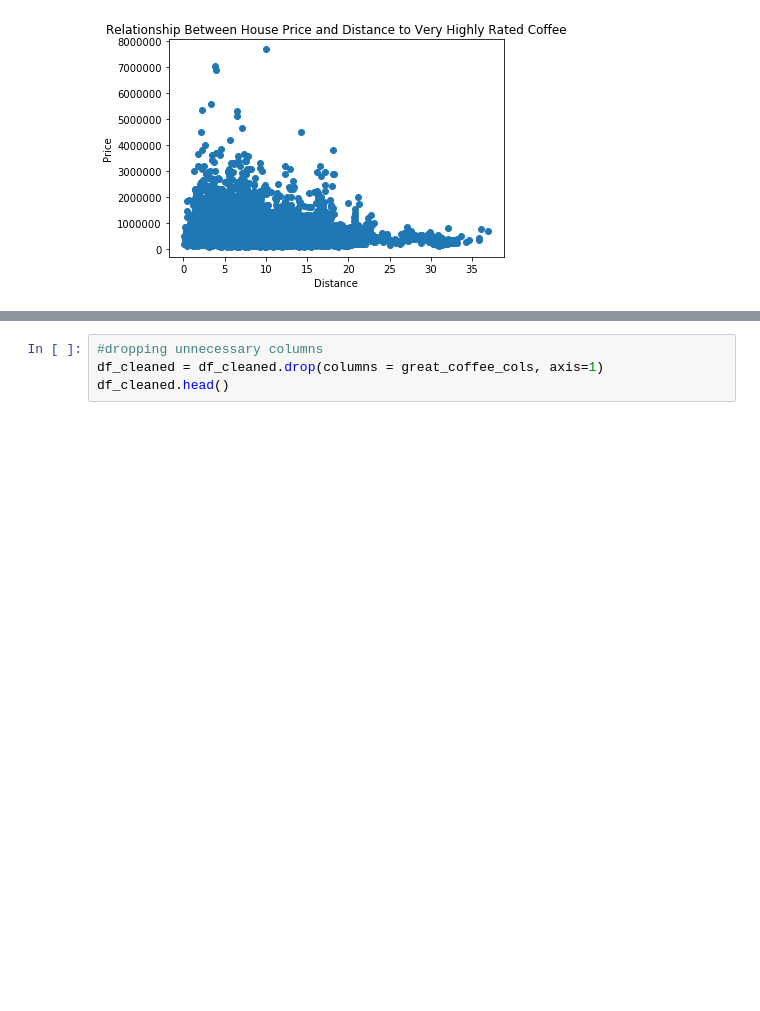
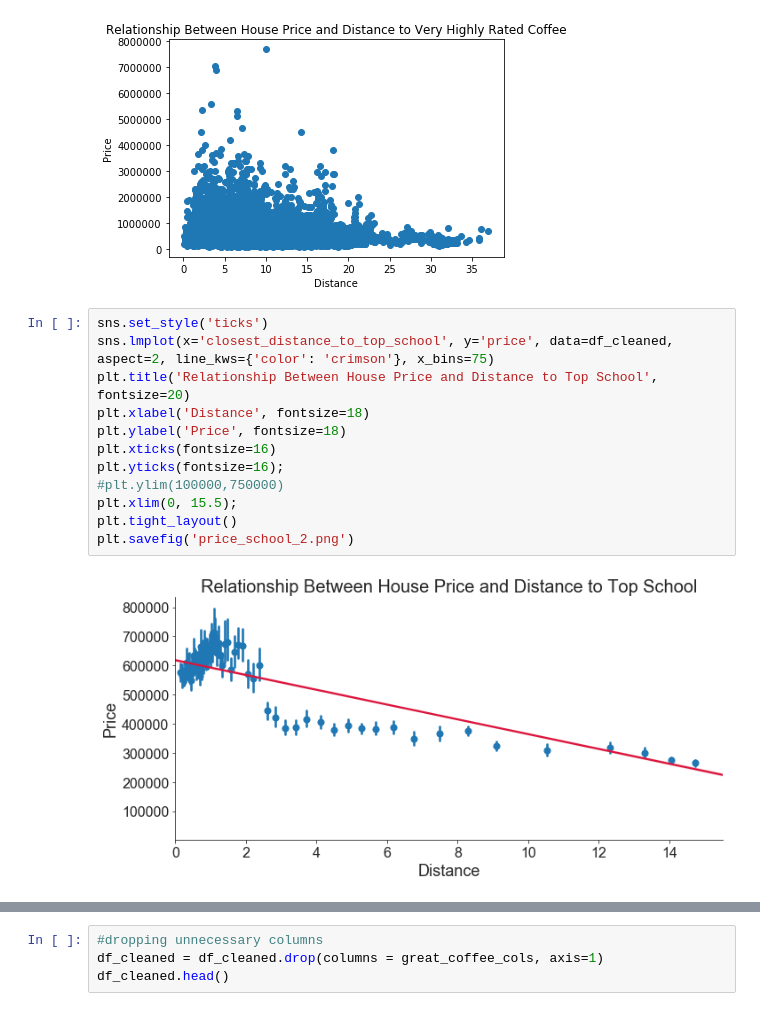
Before and after one commit to dtunnicliffe/house-price-regression-project, a Jupyter notebook: business_problem_and_data_understanding.ipynb, the cells around one changed output, grey strips where cells are left out. Cells and saved outputs as stored; diff of their text form; blank space fills up the shorter version.

Commit message:
adding README, visualizations

```diff
--- a/business_problem_and_data_understanding.ipynb
+++ b/business_problem_and_data_understanding.ipynb
@@ -823,3 +826,17 @@ plt.xlabel('Distance')
 plt.ylabel('Price');
 # %% [output]
 [figure]
+# %%
+sns.set_style('ticks')
+sns.lmplot(x='closest_distance_to_top_school', y='price', data=df_cleaned, aspect=2, line_kws={'color': 'crimson'}, x_bins=75)
+plt.title('Relationship Between House Price and Distance to Top School', fontsize=20)
+plt.xlabel('Distance', fontsize=18)
+plt.ylabel('Price', fontsize=18)
+plt.xticks(fontsize=16)
+plt.yticks(fontsize=16);
+#plt.ylim(100000,750000)
+plt.xlim(0, 15.5);
+plt.tight_layout()
+plt.savefig('price_school_2.png')
+# %% [output]
+[figure, added]
```
Also changed, not shown: parts of 5 cells of this notebook, 10 other files.
